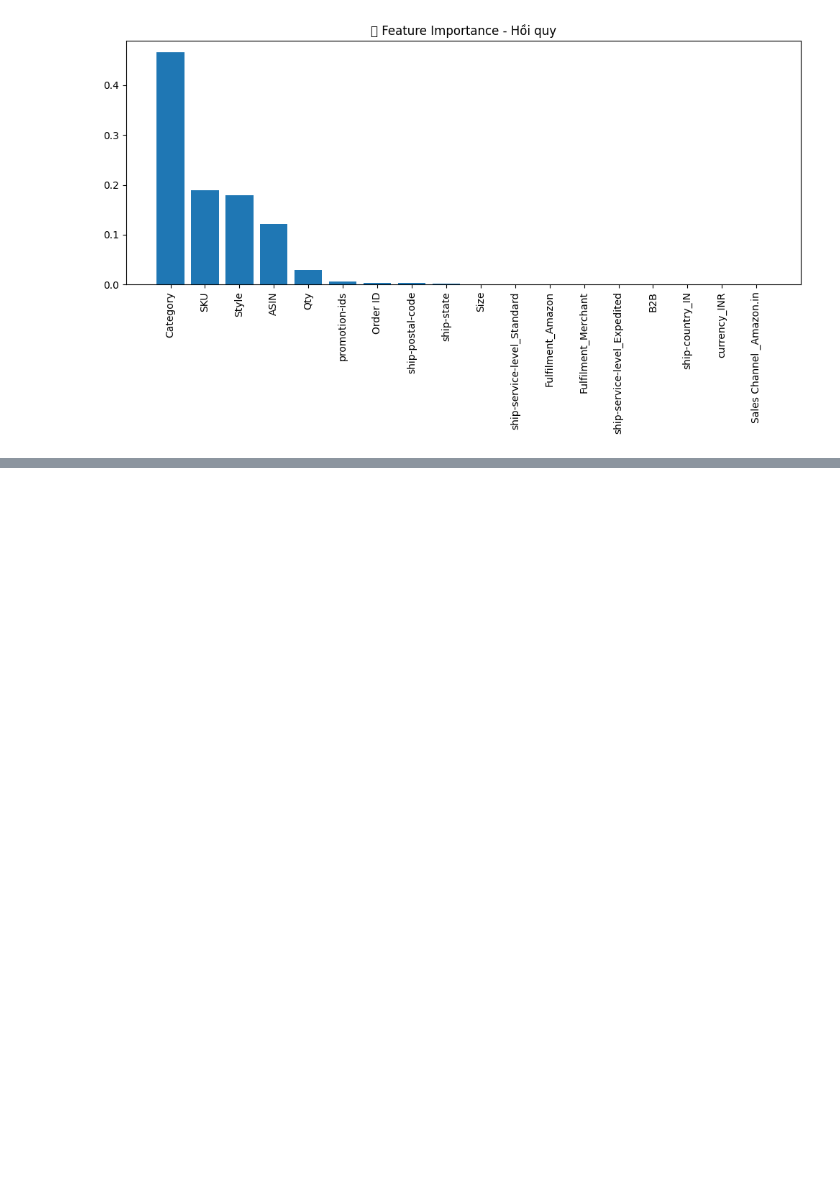
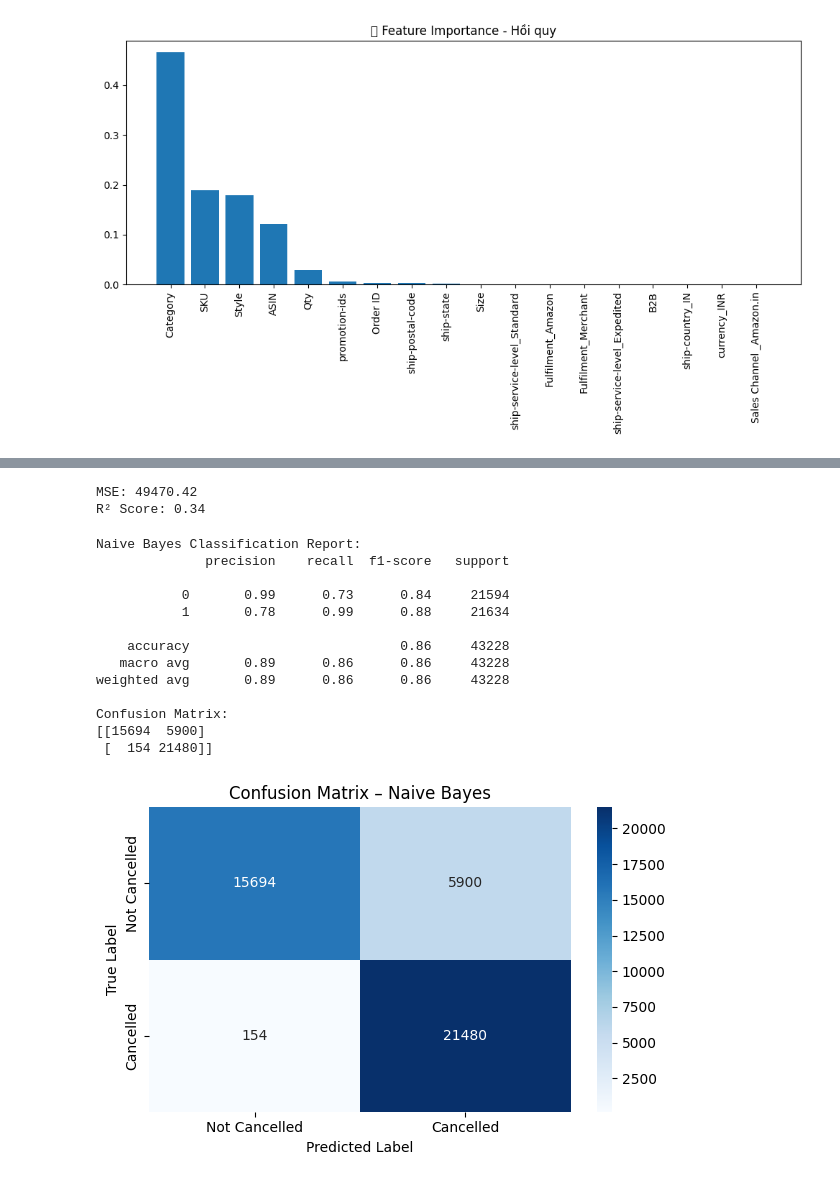
Before and after one commit to bin-bard/data-mining-amazon-sales, a Jupyter notebook: Final.ipynb, the cells around one changed output, grey strips where cells are left out. Saved outputs shown, nothing was run; the diff lists cells and outputs as text; code cells hidden in the pictures; blank space fills up the shorter version.

Commit message:
Ridge Regression + Naive Bayes

```diff
--- a/Final.ipynb
+++ b/Final.ipynb
@@ -671,0 +677,56 @@ plt.show()
+# %%
+from sklearn.linear_model import Ridge
+
+# Huấn luyện Ridge Regression
+ridge = Ridge(alpha=1.0)
+ridge.fit(X_train_reg, y_train_reg)
+
+# Dự đoán và đánh giá
+y_pred_ridge = ridge.predict(X_test_reg)
+mse_ridge = mean_squared_error(y_test_reg, y_pred_ridge)
+r2_ridge = r2_score(y_test_reg, y_pred_ridge)
+
+print(f"MSE: {mse_ridge:.2f}")
+print(f"R² Score: {r2_ridge:.2f}")
+# %% [output]
+MSE: 49470.42
+R² Score: 0.34
+# %%
+from sklearn.naive_bayes import GaussianNB
+
+# Huấn luyện Naive Bayes
+nb = GaussianNB()
+nb.fit(X_train_cls, y_train_cls)
+
+# Dự đoán và đánh giá
+y_pred_nb = nb.predict(X_test_cls)
+print("Naive Bayes Classification Report:")
+print(classification_report(y_test_cls, y_pred_nb))
+print("Confusion Matrix:")
+print(confusion_matrix(y_test_cls, y_pred_nb))
+
+# Ma trận nhầm lẫn
+cm_nb = confusion_matrix(y_test_cls, y_pred_nb)
+
+plt.figure(figsize=(6, 4))
+sns.heatmap(cm_nb, annot=True, fmt='d', cmap='Blues', xticklabels=['Not Cancelled', 'Cancelled'], yticklabels=['Not Cancelled', 'Cancelled'])
+plt.xlabel('Predicted Label')
+plt.ylabel('True Label')
+plt.title('Confusion Matrix – Naive Bayes')
+plt.tight_layout()
+plt.show()
+# %% [output]
+Naive Bayes Classification Report:
+              precision    recall  f1-score   support
+
+           0       0.99      0.73      0.84     21594
+           1       0.78      0.99      0.88     21634
+
+    accuracy                           0.86     43228
+   macro avg       0.89      0.86      0.86     43228
+weighted avg       0.89      0.86      0.86     43228
+
+Confusion Matrix:
+[[15694  5900]
+ [  154 21480]]
+[figure, added]
```
Also changed, not shown: parts of 1 cell of this notebook.
